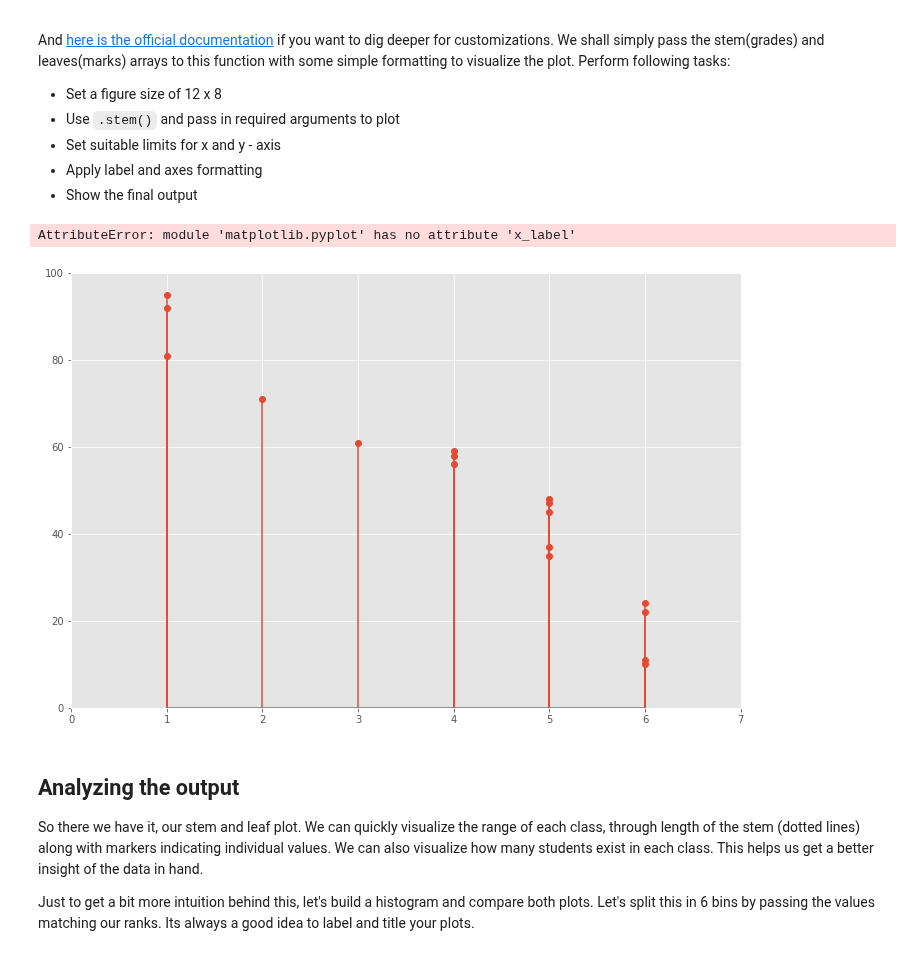
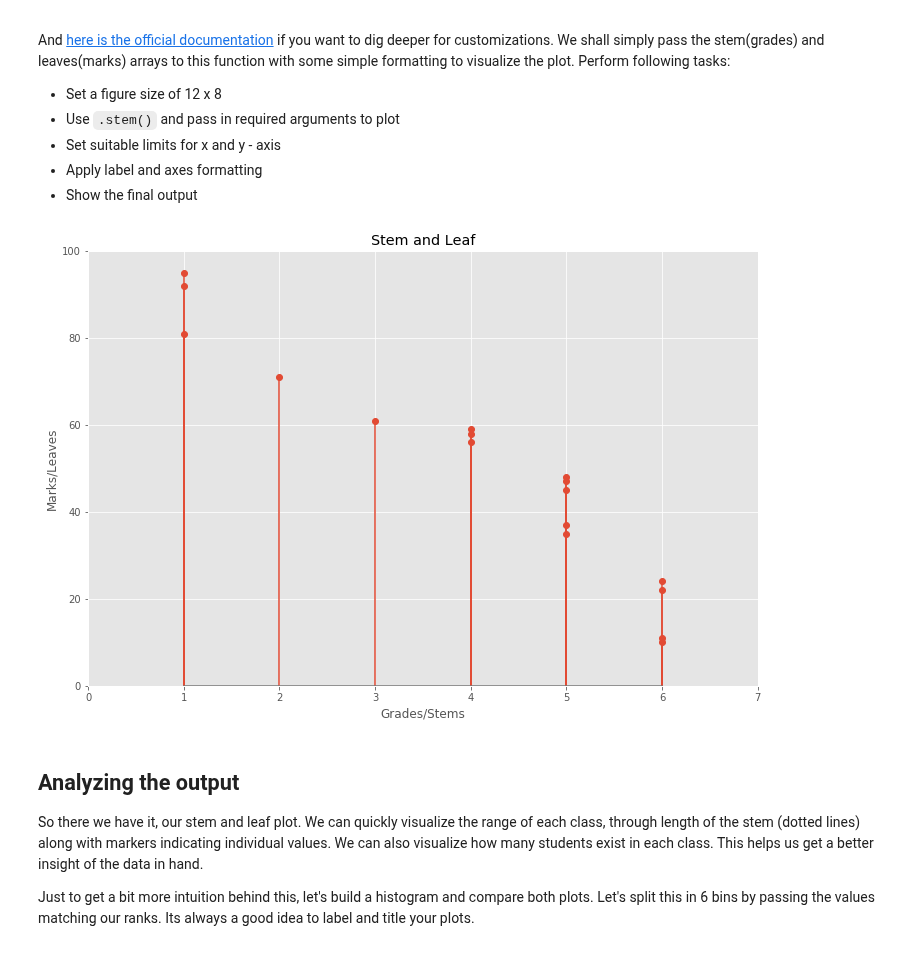
Before and after one commit to byeretzian/dsc-0-09-05-statistical-distribution-stemleaf-plot-lab-online-ds-sp-000, a Jupyter notebook: index.ipynb, the cells around one changed output. Saved outputs shown, nothing was run; the diff lists cells and outputs as text; code cells hidden in the pictures.

```diff
--- a/index.ipynb
+++ b/index.ipynb
@@ -110,19 +110,18 @@ And [here is the official documentation](https://matplotlib.org/api/_as_gen/matp
 # %%
 # Create a stem and leaf plot with above data
 fig = plt.figure(figsize = (12,8))
 plt.stem(stems, marks)
 
 #fig, ax = plt.subplots()
 #ax.stem(stems, marks, markerfmt='bo', label="First")
 plt.xlim(0,7)
 plt.ylim(0,100)
-plt.x_label('Grades/Stems')
-plt.y_label('Marks/Leaves')
+plt.xlabel('Grades/Stems')
+plt.ylabel('Marks/Leaves')
 plt.title('Stem and Leaf')
 plt.show()
 # %% [output]
-AttributeError: module 'matplotlib.pyplot' has no attribute 'x_label'
-[figure, old version]
+[figure, new version]
 # %% [markdown]
 ## Analyzing the output
 So there we have it, our stem and leaf plot. We can quickly visualize the range of each class, through length of the stem (dotted lines) along with markers indicating individual values. We can also visualize how many students exist in each class. This helps us get a better insight of the data in hand.
```
